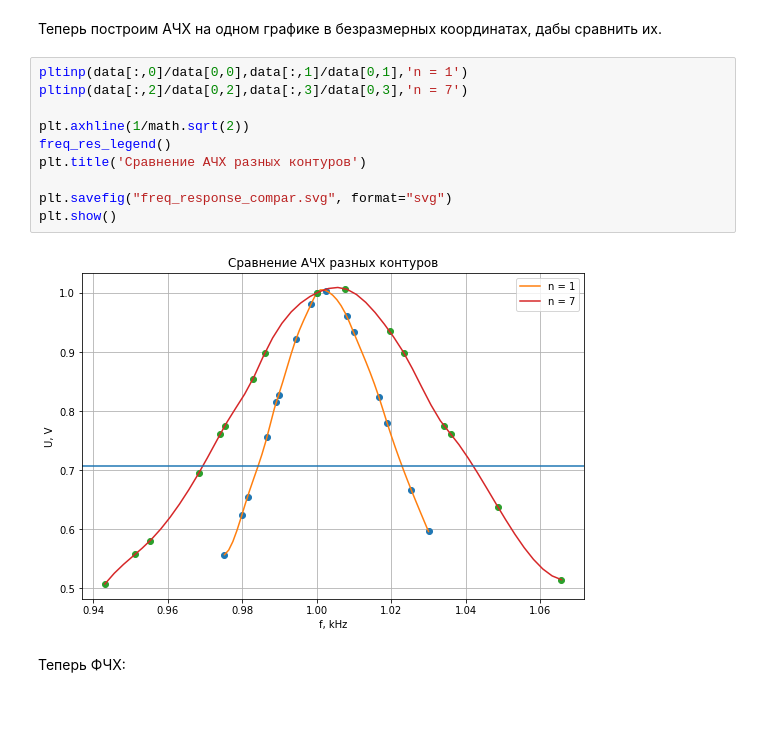
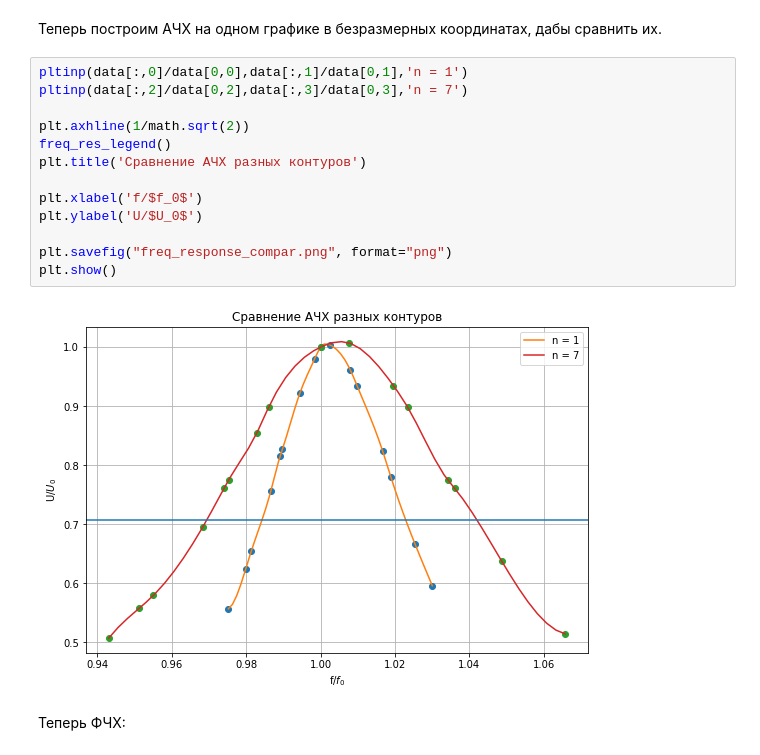
Before and after one commit to Andy683/genphys.labs, a Jupyter notebook: 3.122/3.122.ipynb, the cells around one changed output. Saved outputs shown, nothing was run; the diff lists cells and outputs as text; blank space fills up the shorter version.

```diff
--- a/3.122/3.122.ipynb
+++ b/3.122/3.122.ipynb
@@ -142,15 +142,18 @@ plt.show()
 # %%
 pltinp(data[:,0]/data[0,0],data[:,1]/data[0,1],'n = 1')
 pltinp(data[:,2]/data[0,2],data[:,3]/data[0,3],'n = 7')
 
 plt.axhline(1/math.sqrt(2))
 freq_res_legend()
 plt.title('Сравнение АЧХ разных контуров')
 
-plt.savefig("freq_response_compar.svg", format="svg")
+plt.xlabel('f/$f_0$')
+plt.ylabel('U/$U_0$')
+
+plt.savefig("freq_response_compar.png", format="png")
 plt.show()
 # %% [output]
-[figure, old version]
+[figure, new version]
 # %% [markdown]
 Теперь ФЧХ:
 # %%
```
Also changed, not shown: parts of 4 cells of this notebook, 13 other files.
